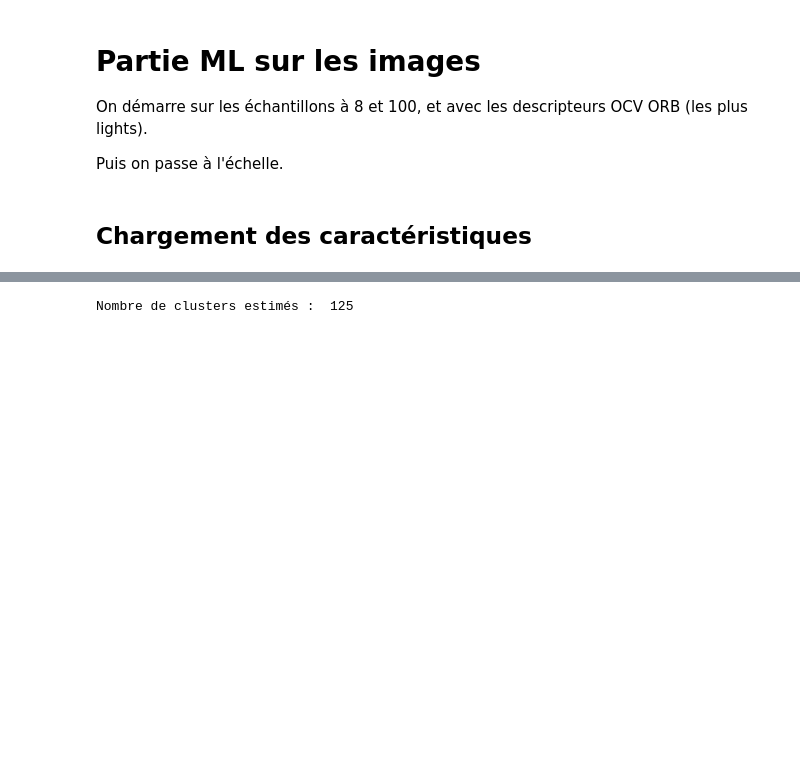
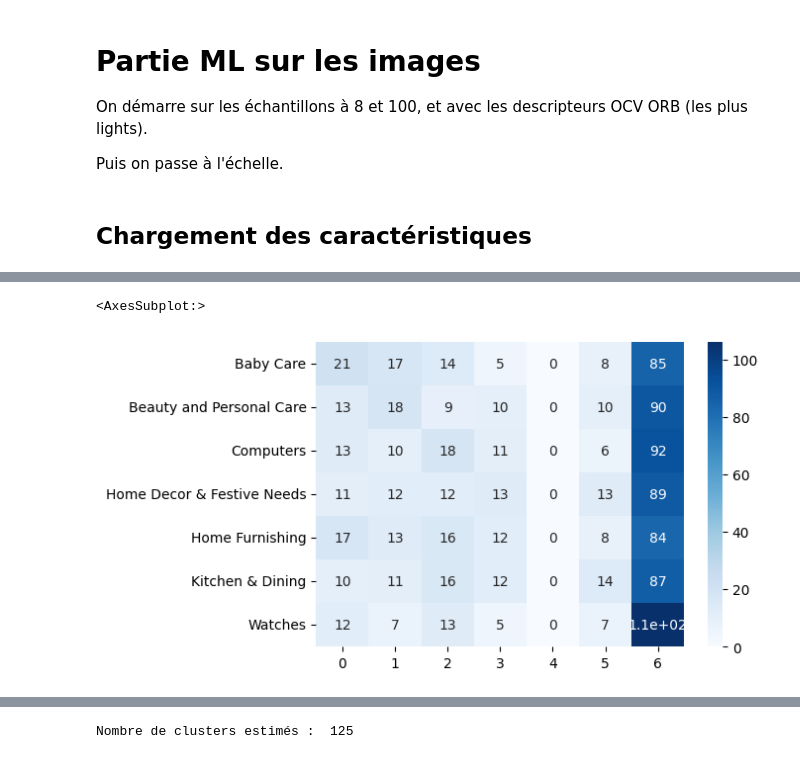
Before and after one commit to Franck-PepperLabs/pepper_automatic_product_classification_engine, a Jupyter notebook: notebooks/img_ml.ipynb, the cells around one changed output, grey strips where cells are left out. Cells and saved outputs as stored; diff of their text form; code cells hidden in the pictures; blank space fills up the shorter version.

```diff
--- a/notebooks/img_ml.ipynb
+++ b/notebooks/img_ml.ipynb
@@ -40,0 +1756,4 @@ descs = data.iloc[:, 2:].values
+# %%
+from sklearn import metrics
+conf_mat = metrics.confusion_matrix(cla_labels, clu_labels)
+print(conf_mat)
@@ -40,0 +1779,19 @@ descs = data.iloc[:, 2:].values
+# %%
+def conf_mat_transform(y_true, y_pred) :
+    conf_mat = metrics.confusion_matrix(y_true, y_pred)
+    corresp = np.argmax(conf_mat, axis=0)
+    display(corresp)
+    # corresp = [3, 1, 2, 0]
+    print ("Correspondance des clusters : ", corresp)
+    # y_pred_transform = np.apply_along_axis(correspond_fct, 1, y_pred)
+    labels = pd.Series(y_true, name="y_true").to_frame()
+    labels['y_pred'] = y_pred
+    labels['y_pred_transform'] = labels['y_pred'].apply(lambda x : corresp[x])
+
+    return labels['y_pred_transform']
+
+cls_labels_transform = conf_mat_transform(cla_labels, clu_labels)
+conf_mat = metrics.confusion_matrix(cla_labels, cls_labels_transform)
+print(conf_mat)
+print()
+print(metrics.classification_report(cla_labels, cls_labels_transform))
@@ -40,0 +1817,9 @@ descs = data.iloc[:, 2:].values
+# %%
+from marketplace_commons import get_class_labels, get_class_names, get_class_label_name_map
+# get_class_labels()
+# get_class_names()
+
+# TODO : résolution du problème d'alignement classes / clusters cf. projet précédent
+# le gars du séminaire ne l'a pas résolu puisqu'il a défini le mappage en manuel
+cla_dict = get_class_label_name_map()
+display(cla_dict)
@@ -40,0 +1850,15 @@ descs = data.iloc[:, 2:].values
+# %%
+import matplotlib.pyplot as plt
+import seaborn as sns
+import pandas as pd
+data_cm = pd.DataFrame(
+    conf_mat,
+    index=cla_dict.values(),  # labels.level_0.cat.categories,
+    columns=[str(i) for i in range(7)]
+)
+plt.figure(figsize=(6, 4))
+sns.heatmap(data_cm, annot=True, cmap="Blues")
+plt.show()
+# %% [output]
+<AxesSubplot:>
+[figure, added]
```
Also changed, not shown: parts of 140 cells of this notebook, 15 other files.
